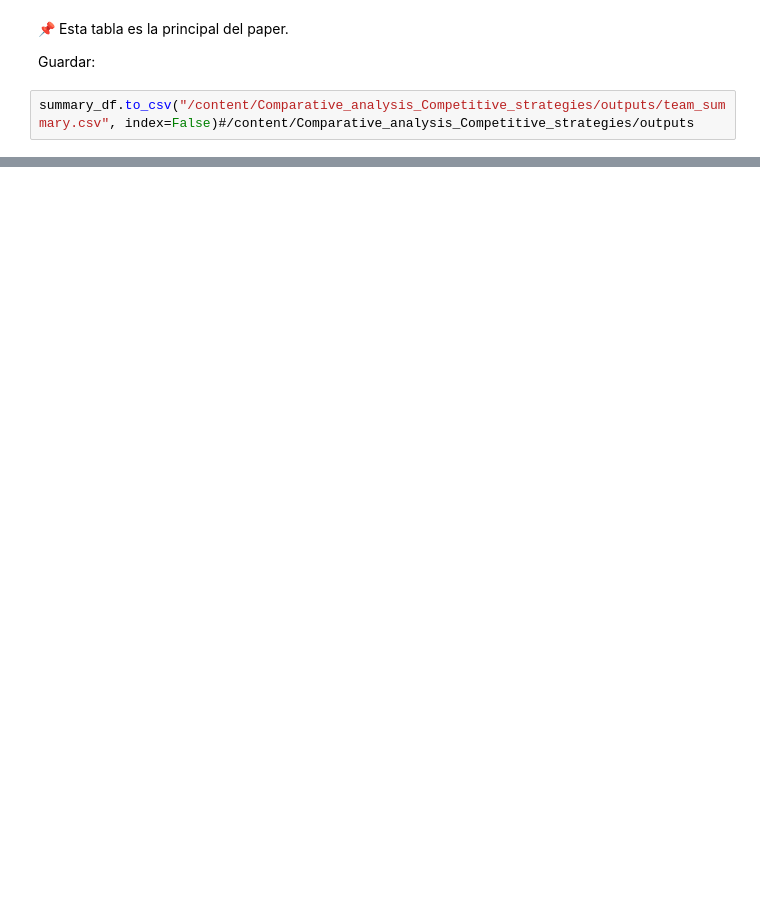
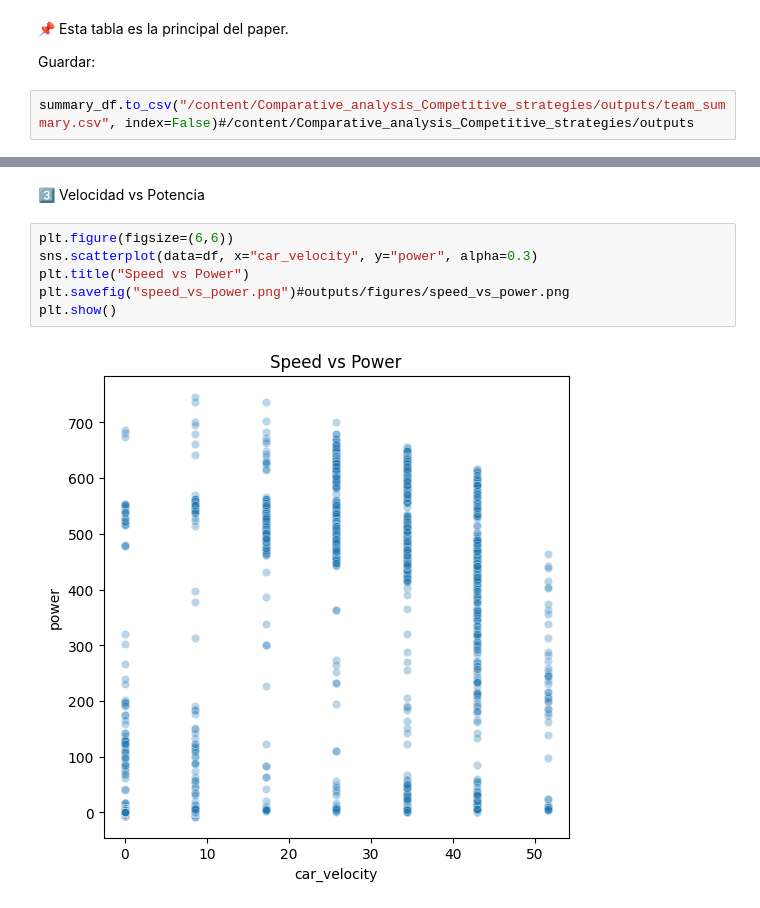
Before and after one commit to andresperez86/Comparative_analysis_Competitive_strategies, a Jupyter notebook: notebooks/load_files.ipynb, the cells around one changed output, grey strips where cells are left out. Drawn from its saved outputs; the diff is of its cells as text; blank space fills up the shorter version.

```diff
--- a/notebooks/load_files.ipynb
+++ b/notebooks/load_files.ipynb
@@ -151,0 +196,10 @@ summary_df.to_csv("/content/Comparative_analysis_Competitive_strategies/outputs/
+# %% [markdown]
+3️⃣ Velocidad vs Potencia
+# %%
+plt.figure(figsize=(6,6))
+sns.scatterplot(data=df, x="car_velocity", y="power", alpha=0.3)
+plt.title("Speed vs Power")
+plt.savefig("speed_vs_power.png")#outputs/figures/speed_vs_power.png
+plt.show()
+# %% [output]
+[figure, added]
```
Also changed, not shown: parts of 45 cells of this notebook.
